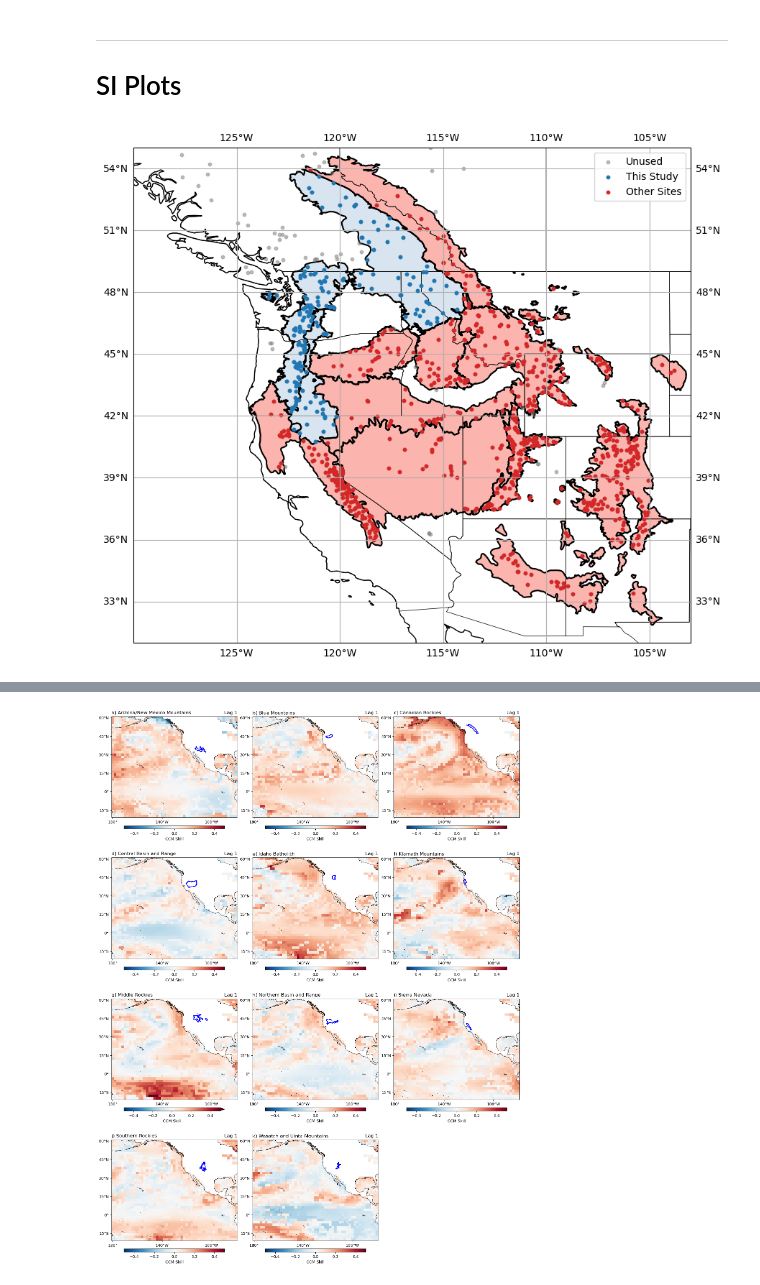
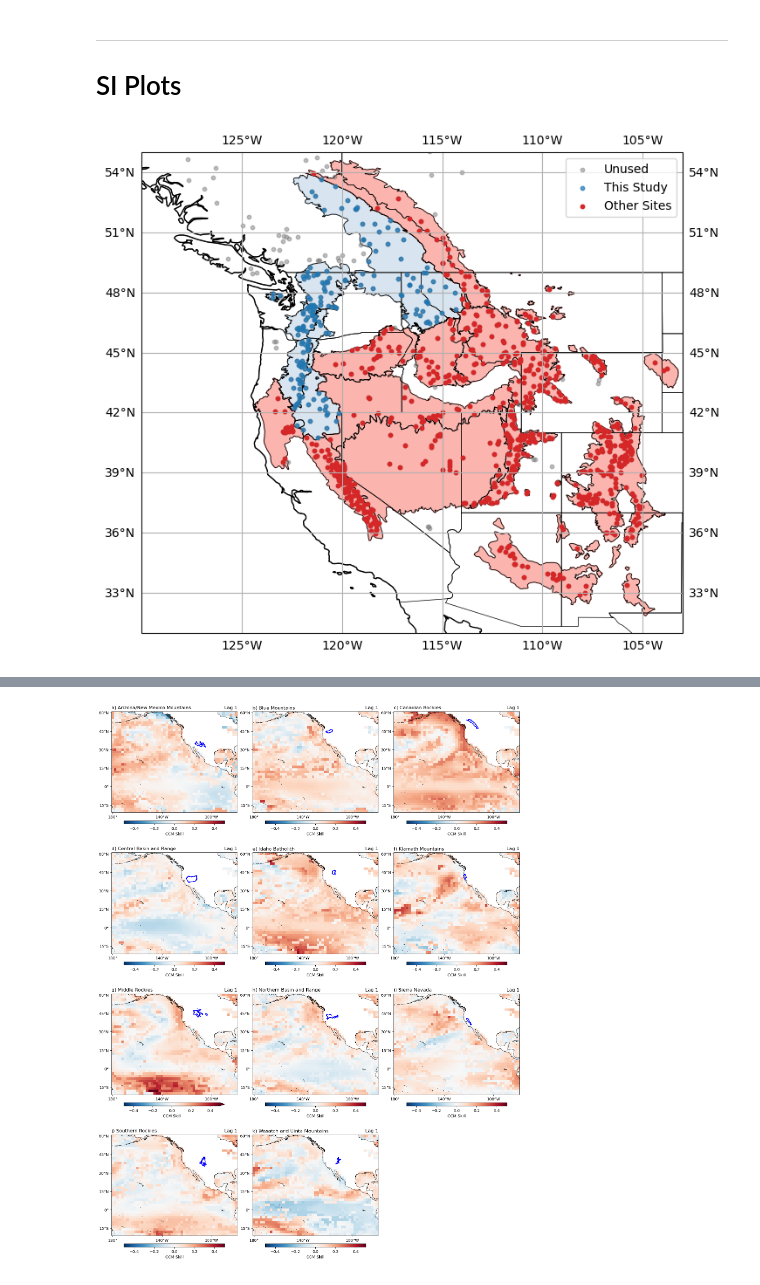
Before and after one commit to heyjoekim/causal_snow_proj, a Jupyter notebook: analysis/analysis_part1.ipynb, the cells around one changed output, grey strips where cells are left out. Drawn from its saved outputs; the diff is of its cells as text; code cells hidden in the pictures.

```diff
--- a/analysis/analysis_part1.ipynb
+++ b/analysis/analysis_part1.ipynb
@@ -344,9 +371,9 @@ crs = ccrs.PlateCarree(central_longitude=180)
 # This can be converted into a `proj4` string/dict compatible with GeoPandas
 crs_proj4 = crs.proj4_init
 wus_eco = wus_eco.to_crs(crs_proj4)
-sntl_pos_gpd = sntl_pos_gpd.set_crs(crs_proj4)
+sntl_pos_gpd = sntl_pos_gpd.to_crs(crs_proj4)
 # %%
-fig, ax = plt.subplots(figsize=(10,10), subplot_kw={
+fig, ax = plt.subplots(figsize=(8,8), subplot_kw={
     "projection": ccrs.PlateCarree()})
 ax.coastlines(resolution='50m',
               color='black', linewidth=1)
@@ -355,34 +382,35 @@ ax.add_feature(cfeature.STATES, linewidth=0.5)
 
 wus_eco = gdf[gdf['NA_L3NAME'].isin(eco_regions)]
 wus_eco = wus_eco.to_crs(ccrs.PlateCarree())
-wus_eco.boundary.plot(ax=ax, color='k')
+wus_eco.boundary.plot(ax=ax, color='k', lw=0.6)
 
 pnw_sites = gdf[gdf['NA_L3NAME'].isin(coast_ecos)]
 pnw_sites = pnw_sites.to_crs(ccrs.PlateCarree())
 eco_sites = gdf[gdf['NA_L3NAME'].isin(ecos_not_in)]
 eco_sites = eco_sites.to_crs(ccrs.PlateCarree())
 pnw_sites.to_crs(crs_proj4)
 eco_sites.to_crs(crs_proj4)
 
 
 ax.add_geometries(pnw_sites['geometry'], crs=ccrs.PlateCarree(),
                   color=c_Pastel1[1], alpha=0.5, zorder=1)
 ax.add_geometries(eco_sites['geometry'], crs=ccrs.PlateCarree(),
                   color=c_Pastel1[0], zorder=1)
 
 sntl_pos_gpd.plot(ax=ax, zorder=2, color='grey',
                   alpha=0.5, label='Unused', markersize=10)
 
 pnw_xy = sntl_pos_gpd.sjoin(pnw_sites, how='inner', predicate='intersects')
-pnw_xy.plot(ax=ax, zorder=3, label='This Study', markersize=10)
+pnw_xy.plot(ax=ax, zorder=3, label='This Study', alpha=0.7, markersize=10)
 
 
 eco_xy = sntl_pos_gpd.sjoin(eco_sites, how='inner', predicate='intersects')
 eco_xy.plot(ax=ax, zorder=2, color='tab:red', label='Other Sites', markersize=10)
 
 
 gl = ax.gridlines(draw_labels=True)
 ax.legend()
+plt.savefig(pub_dir_supp+'fig_s1.png', bbox_inches='tight', facecolor='w')
 plt.show()
 # %% [output]
-[figure, old version]
+[figure, new version]
```
Also changed, not shown: parts of 7 cells of this notebook, 3 other files.
